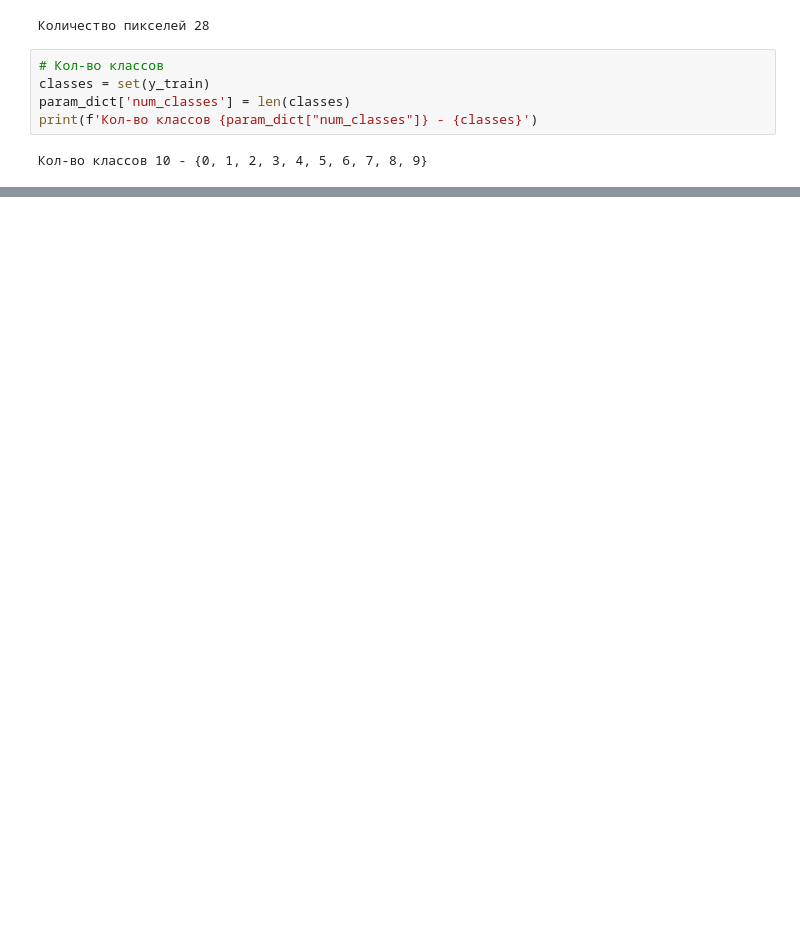
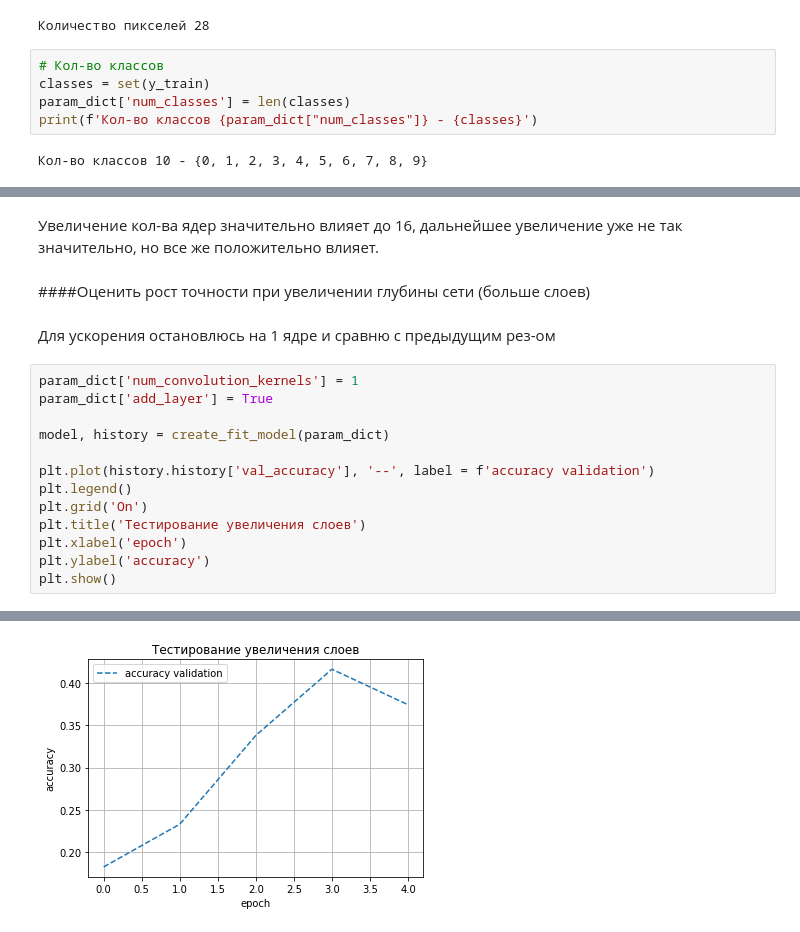
Before and after one commit to djo1006/Introduction_Neural_Networks, a Jupyter notebook: hw_les_4.ipynb, the cells around one changed output, grey strips where cells are left out. Drawn from its saved outputs; the diff is of its cells as text; blank space fills up the shorter version.

```diff
--- a/hw_les_4.ipynb
+++ b/hw_les_4.ipynb
@@ -175,0 +269,20 @@ model.add(layers.experimental.preprocessing.Resizing(224, 224, interpolation="bi
+# %% [markdown]
+Увеличение кол-ва ядер значительно влияет до 16, дальнейшее увеличение уже не так значительно, но все же положительно влияет.
+# %% [markdown]
+####Оценить рост точности при увеличении глубины сети (больше слоев)
+# %% [markdown]
+Для ускорения остановлюсь на 1 ядре и сравню с предыдущим рез-ом
+# %%
+param_dict['num_convolution_kernels'] = 1
+param_dict['add_layer'] = True
+
+model, history = create_fit_model(param_dict)
+
+plt.plot(history.history['val_accuracy'], '--', label = f'accuracy validation')
+plt.legend()
+plt.grid('On')
+plt.title('Тестирование увеличения слоев')
+plt.xlabel('epoch')
+plt.ylabel('accuracy')
+plt.show()
+# %% [output]
@@ -175,0 +303 @@ model.add(layers.experimental.preprocessing.Resizing(224, 224, interpolation="bi
+[figure, added]
```
Also changed, not shown: parts of 26 cells of this notebook.
